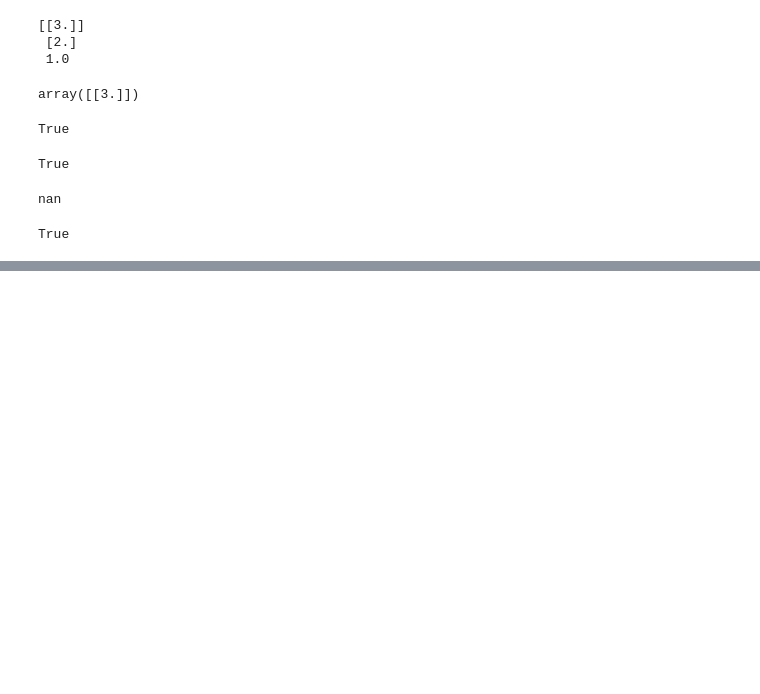
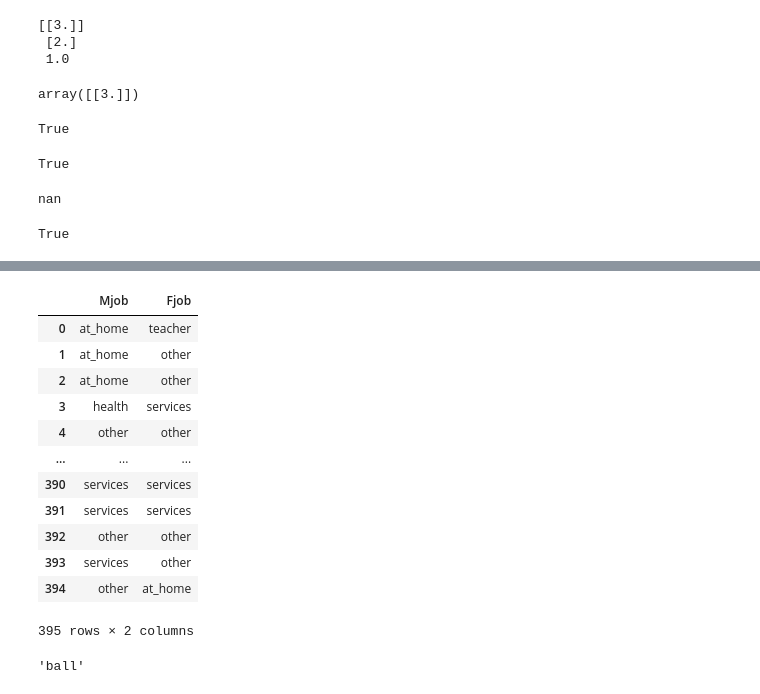
Before and after one commit to MishkaKnizhka98/Project, a Jupyter notebook: test (sandbox).ipynb, the cells around one changed output, grey strips where cells are left out. Saved outputs shown, nothing was run; the diff lists cells and outputs as text; code cells hidden in the pictures; blank space fills up the shorter version.

```diff
--- a/test (sandbox).ipynb
+++ b/test (sandbox).ipynb
@@ -164,0 +328,17 @@ new_student(x)
+# %%
+    non_num = data.select_dtypes(include="object")
+    non_num
+# %% [output]
+|  | Mjob | Fjob |
+| 0 | at_home | teacher |
+| 1 | at_home | other |
+| 2 | at_home | other |
+| 3 | health | services |
+| 4 | other | other |
+| ... | ... | ... |
+| 390 | services | services |
+| 391 | services | services |
+| 392 | other | other |
+| 393 | services | other |
+| 394 | other | at_home |
+395 rows × 2 columns
@@ -164,0 +348,5 @@ new_student(x)
+# %%
+a = "abc"
+a[1] + "all"
+# %% [output]
+'ball'
```
Also changed, not shown: parts of 21 cells of this notebook, 4 other files.
